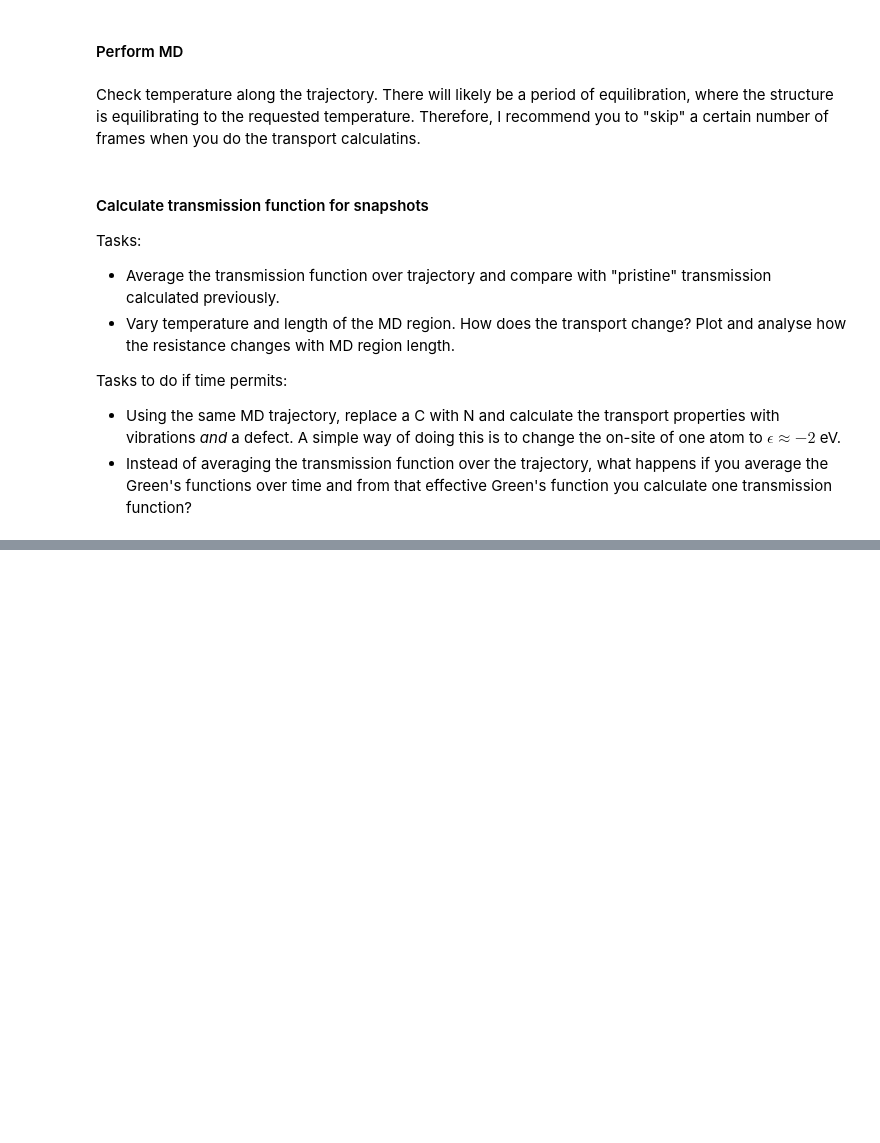
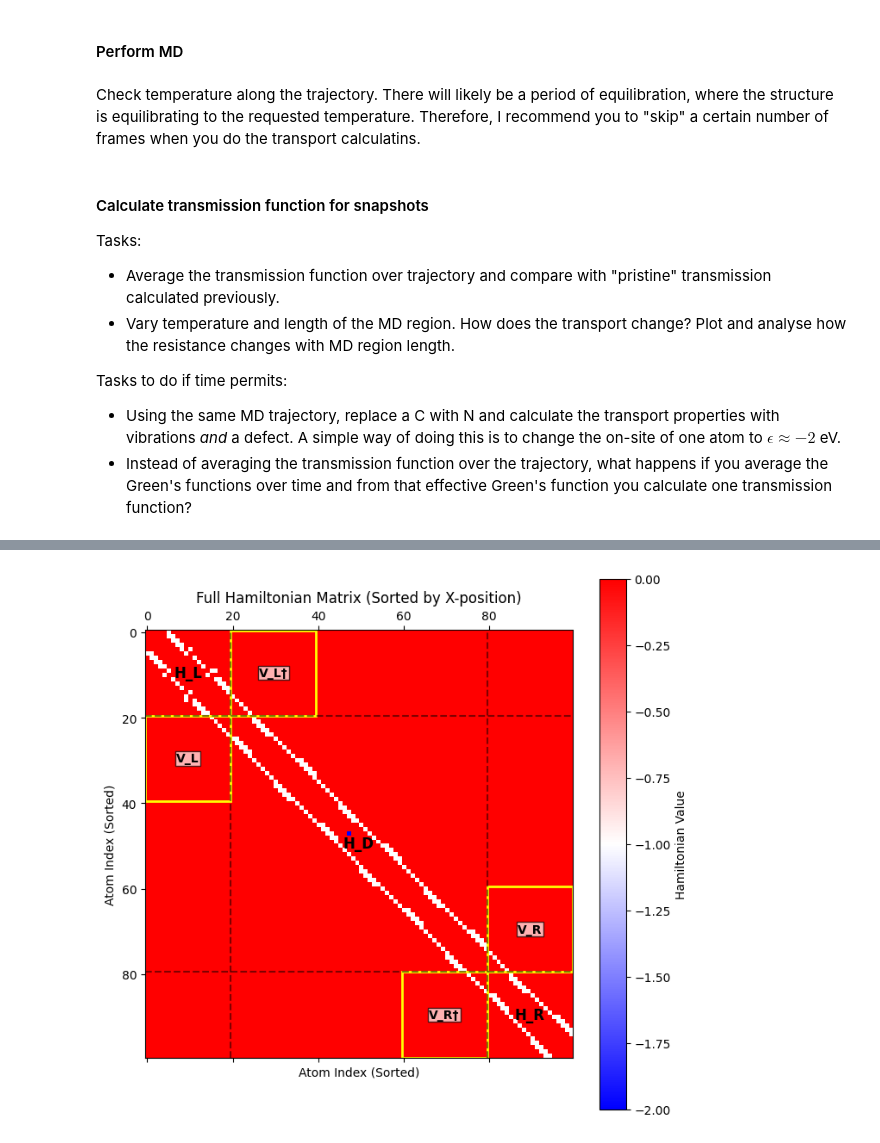
Before and after one commit to UlrikTJ/TemperatureDependantTransport, a Jupyter notebook: TemperatureDependentTransport.ipynb, the cells around one changed output, grey strips where cells are left out. Cells and saved outputs as stored; diff of their text form; code cells hidden in the pictures; blank space fills up the shorter version.

```diff
--- a/TemperatureDependentTransport.ipynb
+++ b/TemperatureDependentTransport.ipynb
@@ -931,0 +920,88 @@ draw_atoms(frame)
+# %%
+#Giving atom 47 a on-site energy of -2 eV
+H_defected = H_full.copy()
+H_defected[47,47] = -2.0
+# %%
+# --- Visualization of the Full Hamiltonian ---
+import matplotlib.patches as patches
+
+# Reconstruct the full sorted Hamiltonian for visualization
+sorted_indices = np.concatenate([idx_L, idx_D, idx_R])
+H_sorted = H_defected[np.ix_(sorted_indices, sorted_indices)]
+
+# Use subplots to avoid figure collision and clearer control
+fig, ax = plt.subplots(figsize=(8, 8))
+
+# Use ax.matshow instead of plt.matshow
+cax = ax.matshow(H_sorted, cmap='bwr')
+fig.colorbar(cax, label='Hamiltonian Value')
+ax.set_title("Full Hamiltonian Matrix (Sorted by X-position)")
+
+# Regions info
+NL = len(idx_L)
+ND = len(idx_D)
+NR = len(idx_R)
+start_D = NL
+start_R = NL + ND
+
+# Calculate boundaries for the lines
+boundary_1 = NL - 0.5
+boundary_2 = start_R - 0.5
+
+# Draw vertical lines (separating columns)
+ax.axvline(x=boundary_1, color='black', linestyle='--', linewidth=1.5, alpha=0.5)
+ax.axvline(x=boundary_2, color='black', linestyle='--', linewidth=1.5, alpha=0.5)
+
+# Draw horizontal lines (separating rows)
+ax.axhline(y=boundary_1, color='black', linestyle='--', linewidth=1.5, alpha=0.5)
+ax.axhline(y=boundary_2, color='black', linestyle='--', linewidth=1.5, alpha=0.5)
+
+# Label Diagonal Blocks
+# Centered in each block
+center_L = (NL - 1) / 2
+center_D = start_D + (ND - 1) / 2
+center_R = start_R + (NR - 1) / 2
+
+ax.text(center_L, center_L, 'H_L', color='black', ha='center', va='center', fontsize=12, fontweight='bold')
+ax.text(center_D, center_D, 'H_D', color='black', ha='center', va='center', fontsize=12, fontweight='bold')
+ax.text(center_R, center_R, 'H_R', color='black', ha='center', va='center', fontsize=12, fontweight='bold')
+
+# --- Highlight and Label the 4x4 Hopping Matrices ---
+# n_lead_atoms determines the size of the interface coupling
+vis_lead_size = n_lead_atoms
+
+# 1. V_L (Coupling between L and D)
+# Located at intersection of D (rows) and L (cols) -> Bottom-Left of top-left cross
+# Rows: start of D to start of D + 4. Cols: 0 to 4.
+rect_VL = patches.Rectangle((-0.5, start_D - 0.5), vis_lead_size, vis_lead_size, linewidth=2, edgecolor='yellow', facecolor='none')
+ax.add_patch(rect_VL)
+ax.text(vis_lead_size/2 - 0.5, start_D + vis_lead_size/2 - 0.5, 'V_L', color='black', ha='center', va='center', fontweight='bold', bbox=dict(facecolor='white', alpha=0.7, pad=1))
+
+# 2. V_L dagger (Coupling between D and L) - Transpose of V_L
+# Rows: 0 to 4. Cols: start of D to start of D + 4.
+rect_VL_dag = patches.Rectangle((start_D - 0.5, -0.5), vis_lead_size, vis_lead_size, linewidth=2, edgecolor='yellow', facecolor='none')
+ax.add_patch(rect_VL_dag)
+ax.text(start_D + vis_lead_size/2 - 0.5, vis_lead_size/2 - 0.5, 'V_L†', color='black', ha='center', va='center', fontweight='bold', bbox=dict(facecolor='white', alpha=0.7, pad=1))
+
+# 3. V_R (Coupling between D and R)
+# Located at intersection of D (rows) and R (cols) -> Top-Right of bottom-right cross
+# Actually, t_R extracted previously connects D (rows) to R (cols)?
+# Let's assume standard chain: ... -> D -> R.
+# Interaction is between END of D and START of R.
+# Rows: Last 4 of D. Cols: 0 to 4 of R (which is start_R to start_R+4)
+rect_VR = patches.Rectangle((start_R - 0.5, start_R - vis_lead_size - 0.5), vis_lead_size, vis_lead_size, linewidth=2, edgecolor='yellow', facecolor='none')
+ax.add_patch(rect_VR)
+ax.text(start_R + vis_lead_size/2 - 0.5, start_R - vis_lead_size/2 - 0.5, 'V_R', color='black', ha='center', va='center', fontweight='bold', bbox=dict(facecolor='white', alpha=0.7, pad=1))
+
+# 4. V_R dagger
+# Rows: 0 to 4 of R. Cols: Last 4 of D.
+rect_VR_dag = patches.Rectangle((start_R - vis_lead_size - 0.5, start_R - 0.5), vis_lead_size, vis_lead_size, linewidth=2, edgecolor='yellow', facecolor='none')
+ax.add_patch(rect_VR_dag)
+ax.text(start_R - vis_lead_size/2 - 0.5, start_R + vis_lead_size/2 - 0.5, 'V_R†', color='black', ha='center', va='center', fontweight='bold', bbox=dict(facecolor='white', alpha=0.7, pad=1))
+
+ax.set_xlabel("Atom Index (Sorted)")
+ax.set_ylabel("Atom Index (Sorted)")
+ax.grid(False)
+plt.show()
+# %% [output]
+[figure, added]
```
Also changed, not shown: parts of 12 cells of this notebook.
